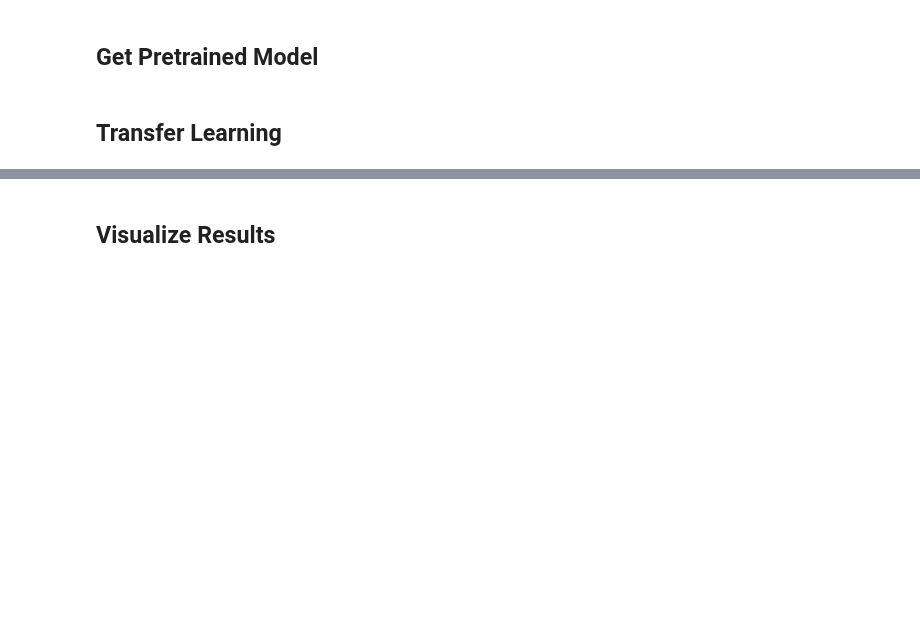
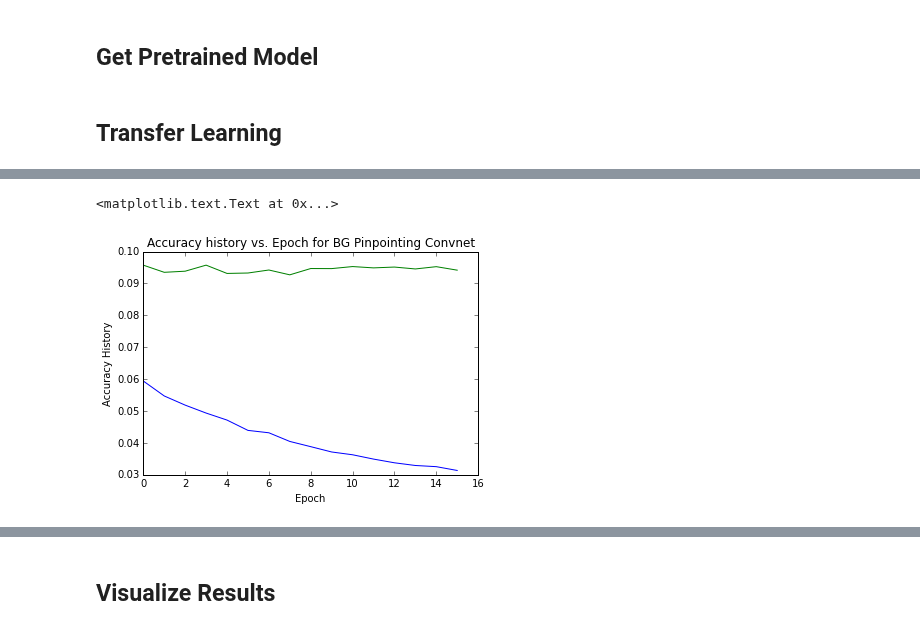
Before and after one commit to jayhack/ConvCube, a Jupyter notebook: PinPointing.ipynb, the cells around one changed output, grey strips where cells are left out. Cells and saved outputs as stored; diff of their text form; code cells hidden in the pictures; blank space fills up the shorter version.

```diff
--- a/PinPointing.ipynb
+++ b/PinPointing.ipynb
@@ -105,9 +104,9 @@ y_train_bg, y_val_bg = y_train[ix_train, 2:4], y_val[ix_val, 2:4]
 convnet_bg = EuclideanConvNet(pretrained_model=pretrained_model, size_out=2)
 out = convnet_bg.train(X_train_bg, y_train_bg, X_val_bg, y_val_bg,
                     batch_size=100,
-                    num_epochs=100,
+                    num_epochs=30,
                     learning_rate=0.0005,
                     learning_rate_decay=0.95)
-model, loss_hist, train_acc_hist, val_acc_hist = out
-convnet_bg.save('models/heatmapping/10s_bg.convnet')
+model, loss_hist_bg, train_acc_hist_bg, val_acc_hist_bg = out
+convnet_bg.save('models/pinpointing/10s_bg.convnet')
 #*****
@@ -114 +131,10 @@ convnet_bg.save('models/heatmapping/10s_bg.convnet')
+# %%
+plt.plot(train_acc_hist_bg[15:])
+plt.plot(val_acc_hist_bg[15:])
+plt.xlabel('Epoch')
+plt.ylabel('Accuracy History')
+plt.title('Accuracy history vs. Epoch for BG Pinpointing Convnet')
+# %% [output]
+<matplotlib.text.Text at 0x...>
+[figure, added]
 # %%
```
Also changed, not shown: parts of 12 cells of this notebook, 4 other files.
